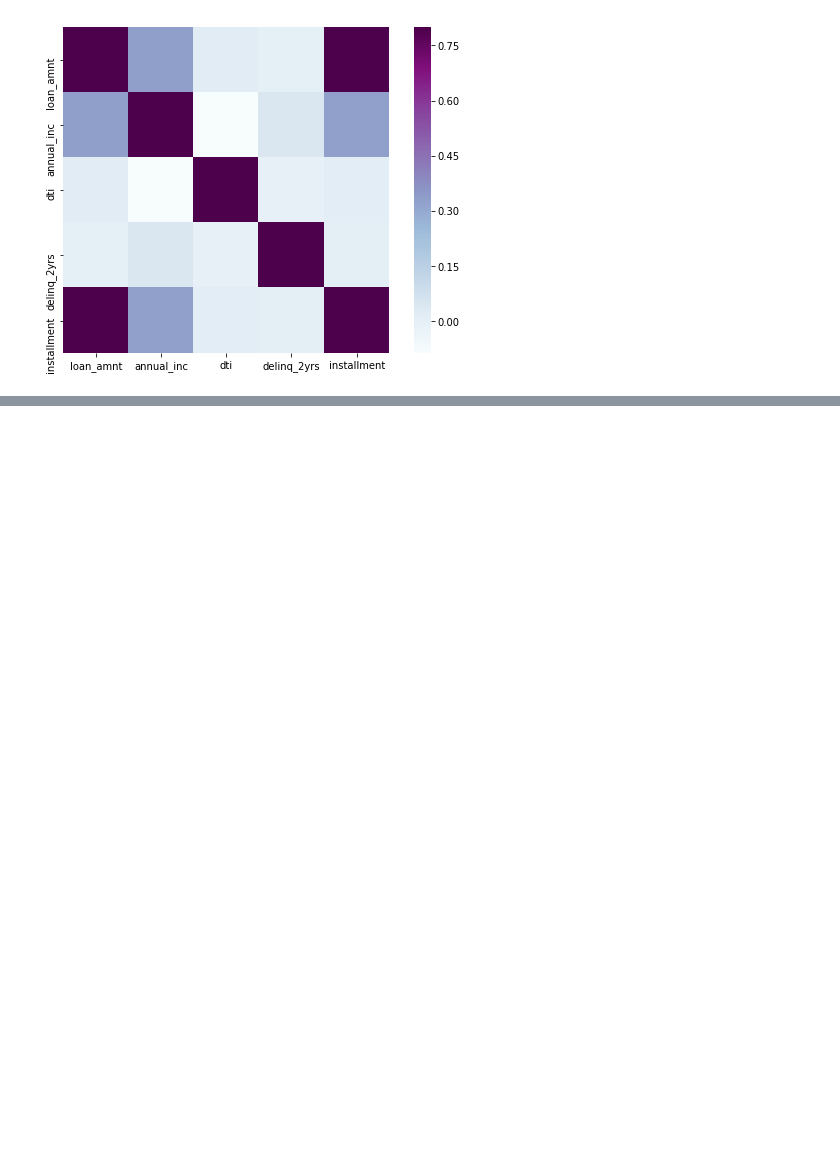
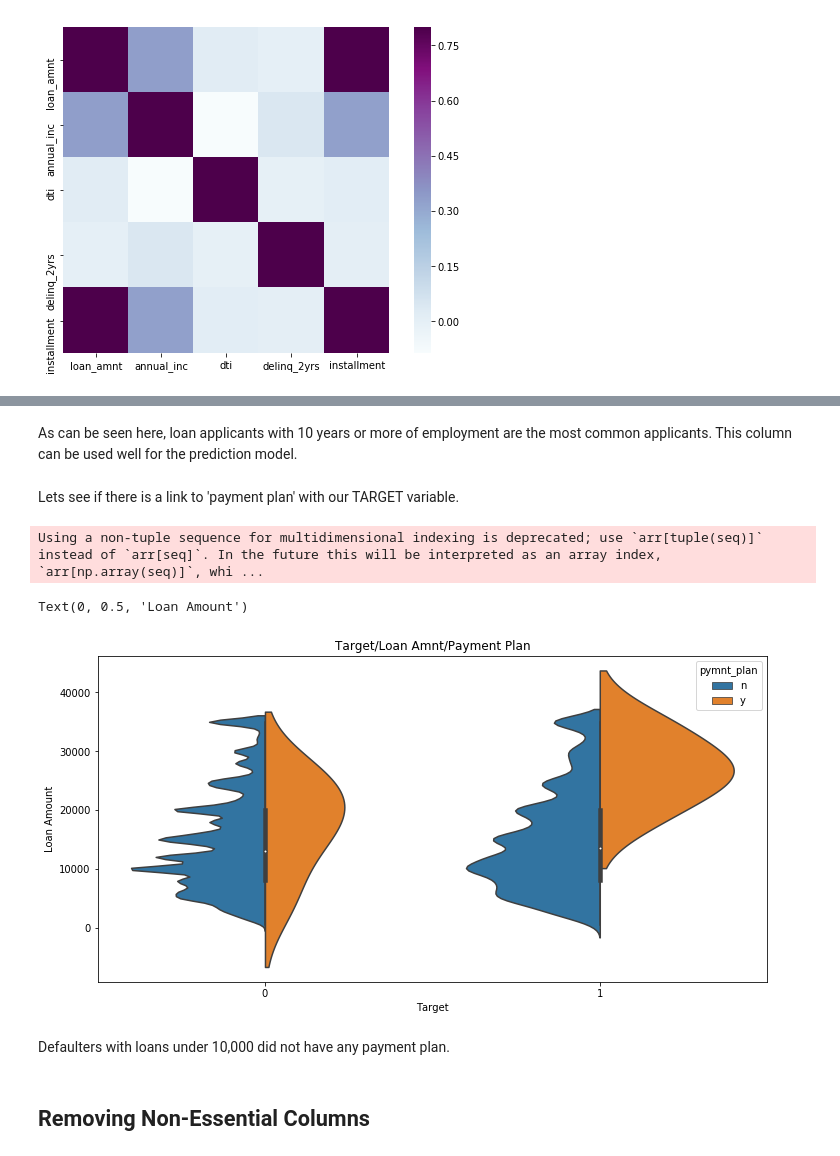
Before and after one commit to abbasqureshi7/LendingClubProject1, a Jupyter notebook: Lending Club Project 1.ipynb, the cells around one changed output, grey strips where cells are left out. Drawn from its saved outputs; the diff is of its cells as text; code cells hidden in the pictures; blank space fills up the shorter version.

```diff
--- a/Lending Club Project 1.ipynb
+++ b/Lending Club Project 1.ipynb
@@ -622,0 +765,18 @@ sns.heatmap(matrix, vmax=.8, square=True, cmap="BuPu");
+# %% [markdown]
+As can be seen here, loan applicants with 10 years or more of employment are the most common applicants. This column can be used well for the prediction model.
+# %% [markdown]
+Lets see if there is a link to 'payment plan' with our TARGET variable.
+# %%
+fig = plt.figure(figsize=(12,6))
+sns.violinplot(x='TARGET', y='loan_amnt', data=df, hue='pymnt_plan', split=True)
+plt.title('Target/Loan Amnt/Payment Plan')
+plt.xlabel('Target')
+plt.ylabel('Loan Amount')
+# %% [output]
+Using a non-tuple sequence for multidimensional indexing is deprecated; use `arr[tuple(seq)]` instead of `arr[seq]`. In the future this will be interpreted as an array index, `arr[np.array(seq)]`, whi ...
+Text(0, 0.5, 'Loan Amount')
+[figure, added]
+# %% [markdown]
+Defaulters with loans under 10,000 did not have any payment plan.
+# %% [markdown]
+## Removing Non-Essential Columns
```
Also changed, not shown: parts of 79 cells of this notebook.
